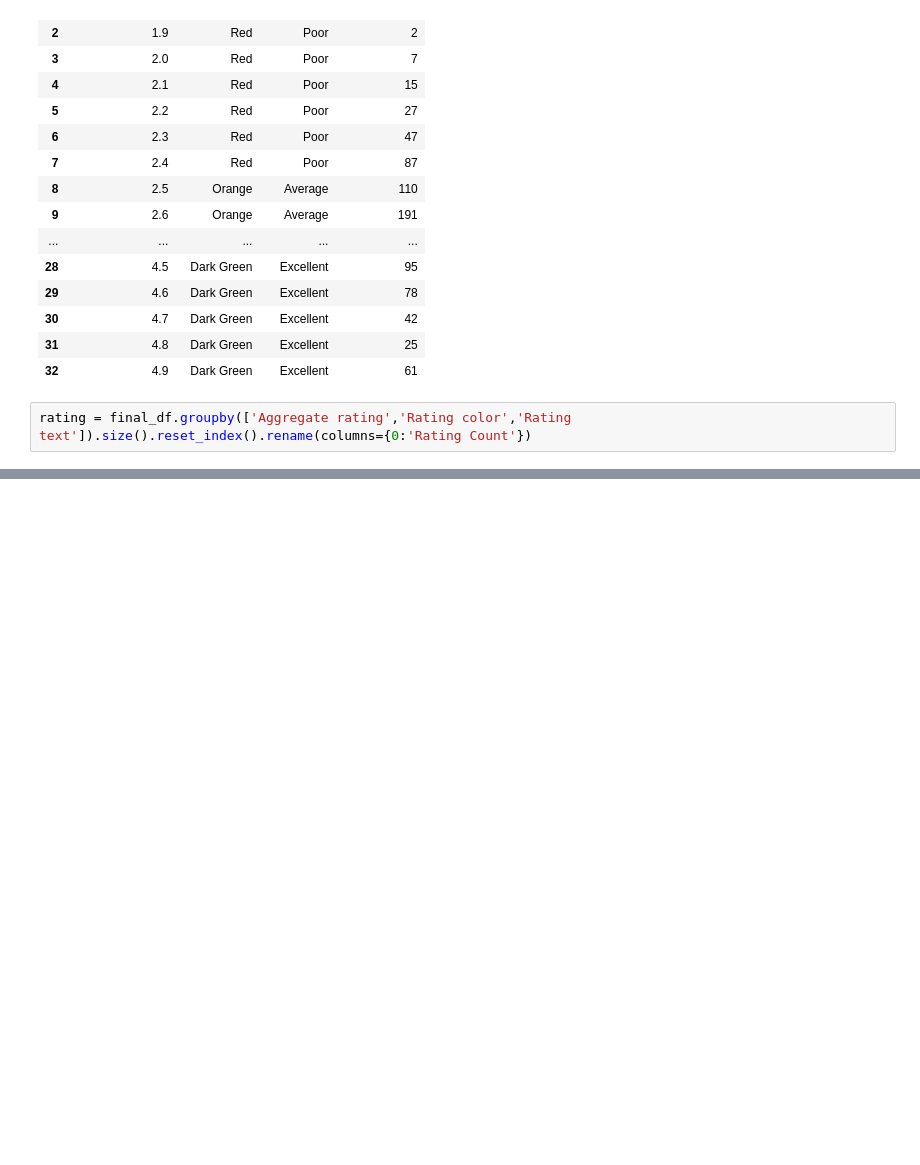
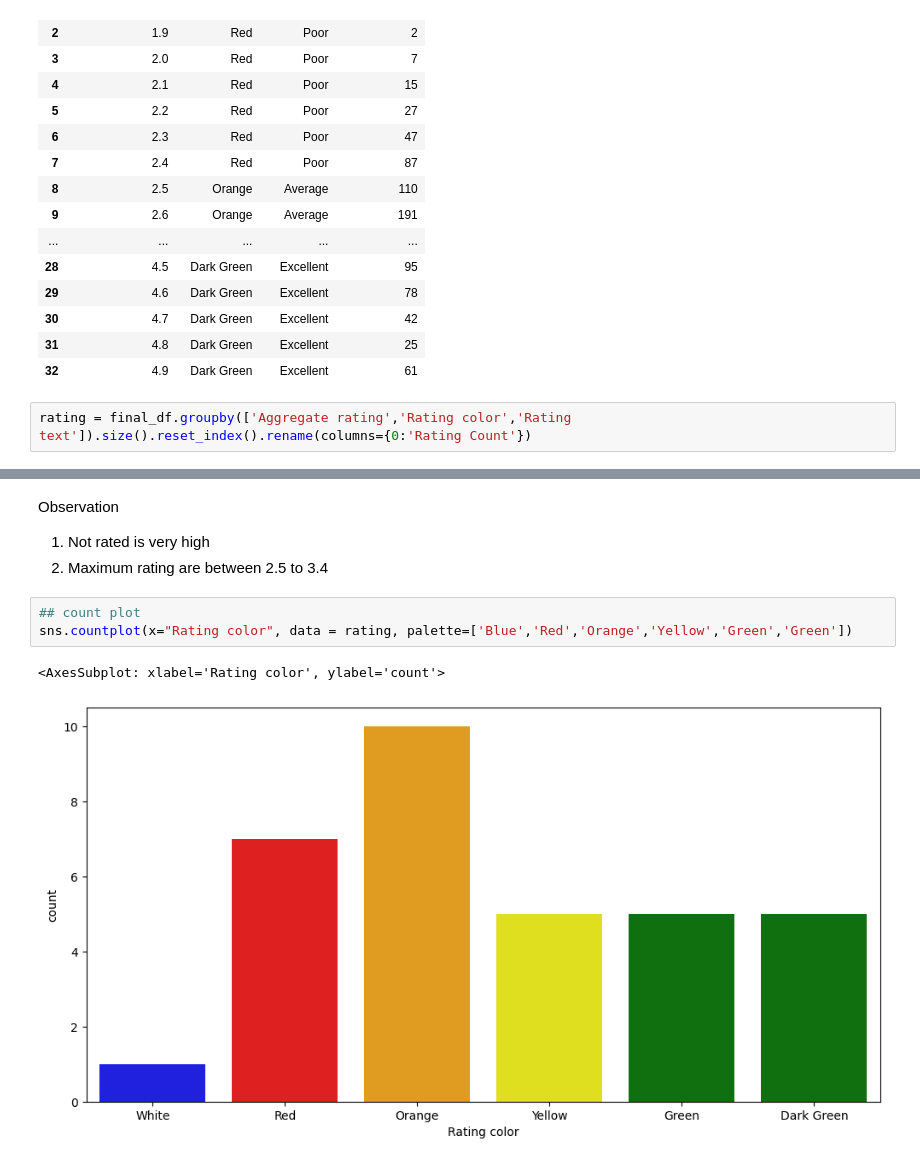
Before and after one commit to candobettercode/eda_n_feature_engineering, a Jupyter notebook: Zomato EDA.ipynb, the cells around one changed output, grey strips where cells are left out. Cells and saved outputs as stored; diff of their text form; blank space fills up the shorter version.

```diff
--- a/Zomato EDA.ipynb
+++ b/Zomato EDA.ipynb
@@ -230,0 +250,10 @@ rating = final_df.groupby(['Aggregate rating','Rating color','Rating text']).siz
+# %% [markdown]
+Observation
+1. Not rated is very high
+2. Maximum rating are between 2.5 to 3.4
+# %%
+## count plot
+sns.countplot(x="Rating color", data = rating, palette=['Blue','Red','Orange','Yellow','Green','Green'])
+# %% [output]
+<AxesSubplot: xlabel='Rating color', ylabel='count'>
+[figure, added]
```
Also changed, not shown: parts of 17 cells of this notebook.
